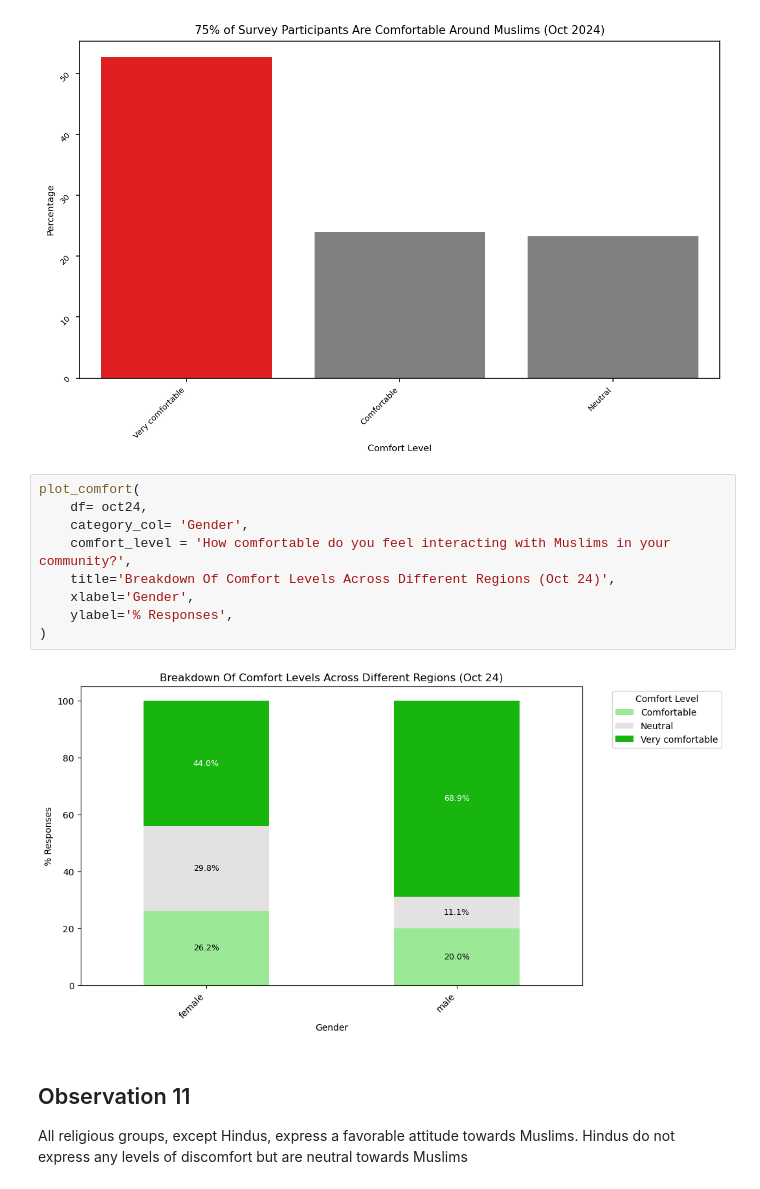
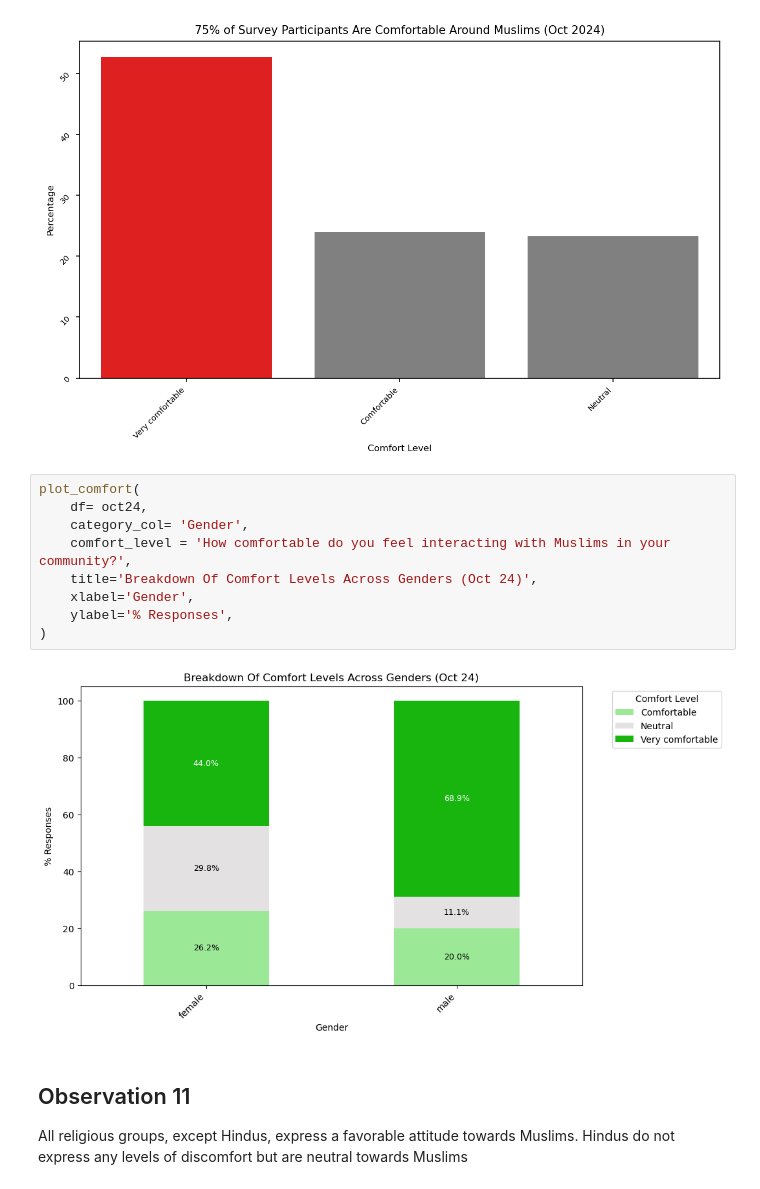
Before and after one commit to manelmahroug/Muslim-Brand-Sentiment, a Jupyter notebook: Brand_sentiment_002_Oct24.ipynb, the cells around one changed output. Cells and saved outputs as stored; diff of their text form.

```diff
--- a/Brand_sentiment_002_Oct24.ipynb
+++ b/Brand_sentiment_002_Oct24.ipynb
@@ -810,14 +810,14 @@ plot_percentages(oct24, 'How comfortable do you feel interacting with Muslims in
 # %%
 plot_comfort(
     df= oct24,
     category_col= 'Gender',
     comfort_level = 'How comfortable do you feel interacting with Muslims in your community?',
-    title='Breakdown Of Comfort Levels Across Different Regions (Oct 24)',
+    title='Breakdown Of Comfort Levels Across Genders (Oct 24)',
     xlabel='Gender',
     ylabel='% Responses',
 )
 # %% [output]
-[figure, old version]
+[figure, new version]
 # %% [markdown]
 ## Observation 11
 
```
Also changed, not shown: parts of 8 cells of this notebook, 1 other file.
